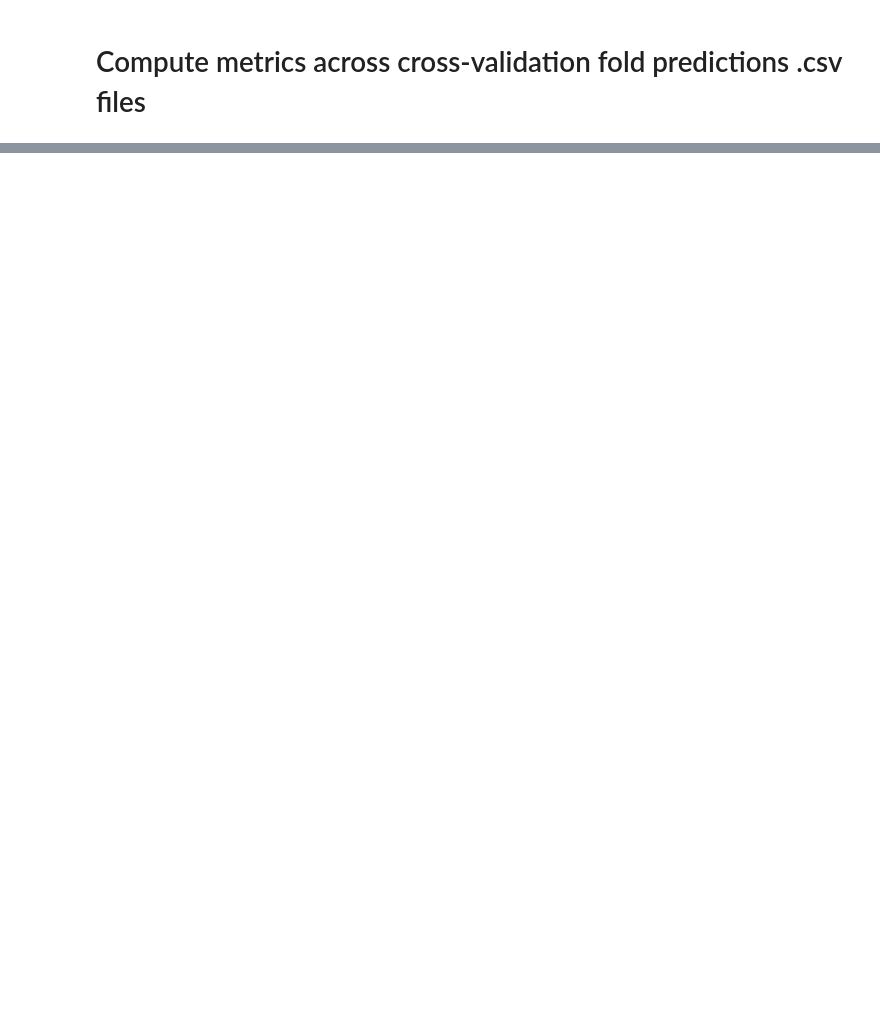
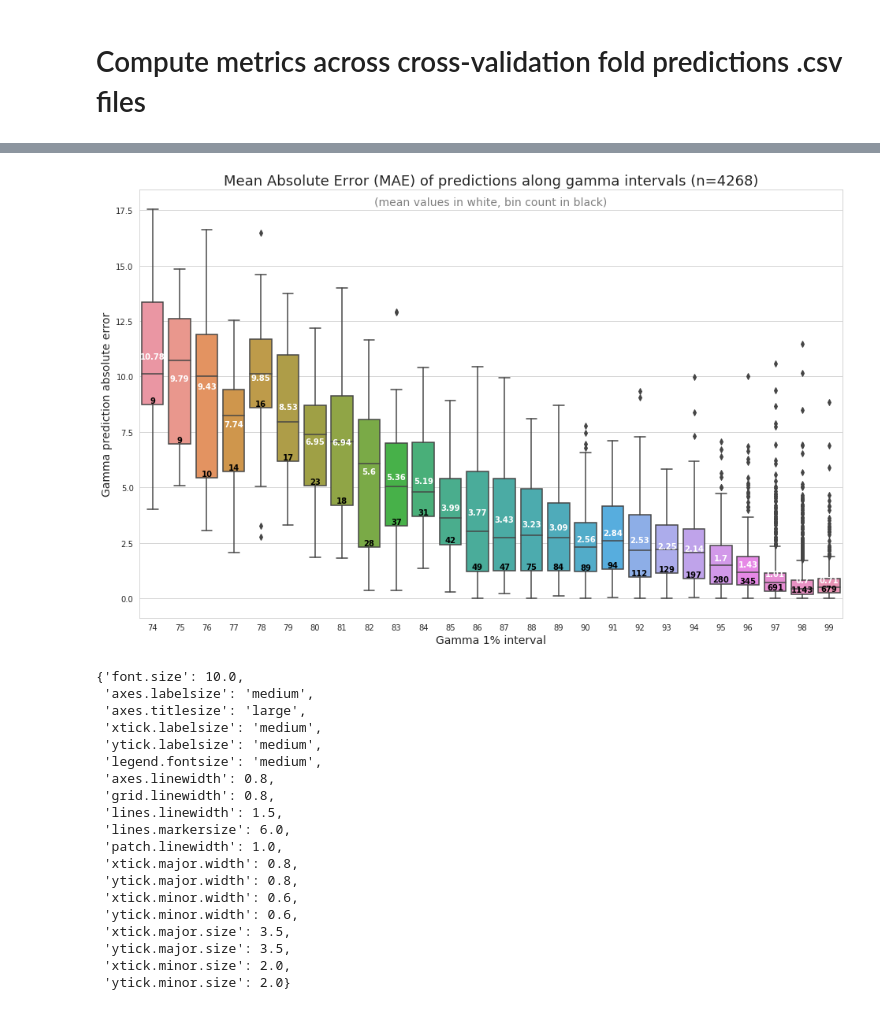
Before and after one commit to pablojrios/fluence_maps, a Jupyter notebook: compute_crossval_metrics.ipynb, the cells around one changed output, grey strips where cells are left out. Saved outputs shown, nothing was run; the diff lists cells and outputs as text; code cells hidden in the pictures; blank space fills up the shorter version.

Commit message:
Added boxplots.

```diff
--- a/compute_crossval_metrics.ipynb
+++ b/compute_crossval_metrics.ipynb
@@ -176,4 +204,56 @@ R-squared = 0.670
 <Figure size 1080x1080 with 0 Axes>
+# %%
+df['gamma interval'] = [str(int(value)) for value in df['actual gamma']]
+df['gamma error'] = abs(df['actual gamma'] - df['predicted gamma'])
+n = df['gamma error'].count()
+
+fig_dims = (16, 10)
+fig, ax = plt.subplots(figsize=fig_dims)
+plt.title(f'Mean Absolute Error (MAE) of predictions along gamma intervals (n={n})', fontsize=18)
+
+sns.set_style("whitegrid")
+ax = sns.boxplot(x="gamma interval", y="gamma error", data=df)
+ax.set_xlabel("Gamma 1% interval", fontsize=14)
+ax.set_ylabel("Gamma prediction absolute error", fontsize=14)
+
+means = df.groupby(['gamma interval'])['gamma error'].mean()
+means = round(means, 2)
+counts = df.groupby(['gamma interval'])['gamma error'].count()
+firstquartile = df.groupby(['gamma interval'])['gamma error'].quantile([0.25])
+
+ax.text(ax.get_xticks().mean(), df['gamma error'].max()*1.01, "(mean values in white, bin count in black)", horizontalalignment='center', fontsize=14, color='grey')
+
+vertical_offset_mean = df['gamma error'].mean() * 0.05 # offset from mean for display
+
+for xtick in ax.get_xticks():
+    ax.text(xtick, means[xtick], means[xtick],
+            horizontalalignment='center', size=10, color='white', weight='semibold')
+    ax.text(xtick, firstquartile[xtick] + vertical_offset_mean, counts[xtick],
+            horizontalalignment='center', size=10, color='black', weight='semibold')
+
+plt.show()
+sns.plotting_context()
+# %% [output]
+[figure, added]
+{'font.size': 10.0,
+ 'axes.labelsize': 'medium',
+ 'axes.titlesize': 'large',
+ 'xtick.labelsize': 'medium',
+ 'ytick.labelsize': 'medium',
+ 'legend.fontsize': 'medium',
+ 'axes.linewidth': 0.8,
+ 'grid.linewidth': 0.8,
+ 'lines.linewidth': 1.5,
+ 'lines.markersize': 6.0,
+ 'patch.linewidth': 1.0,
+ 'xtick.major.width': 0.8,
+ 'ytick.major.width': 0.8,
+ 'xtick.minor.width': 0.6,
+ 'ytick.minor.width': 0.6,
+ 'xtick.major.size': 3.5,
+ 'ytick.major.size': 3.5,
+ 'xtick.minor.size': 2.0,
+ 'ytick.minor.size': 2.0}
 # %%
 if isGoogleColab():
     drive.flush_and_unmount()
```
Also changed, not shown: parts of 2 cells of this notebook.
